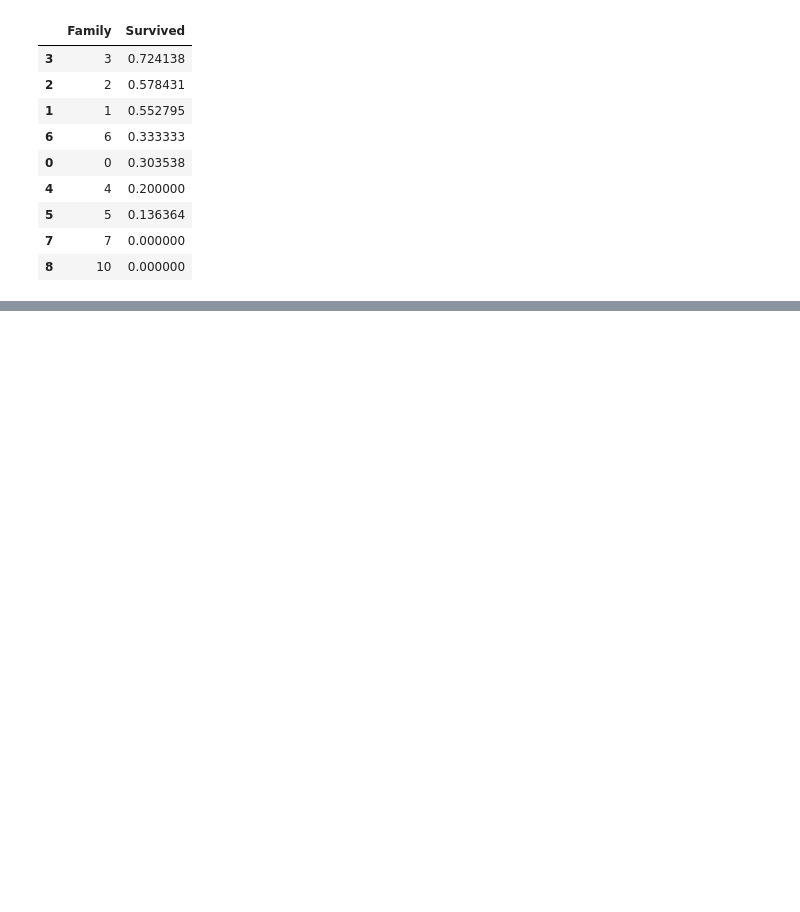
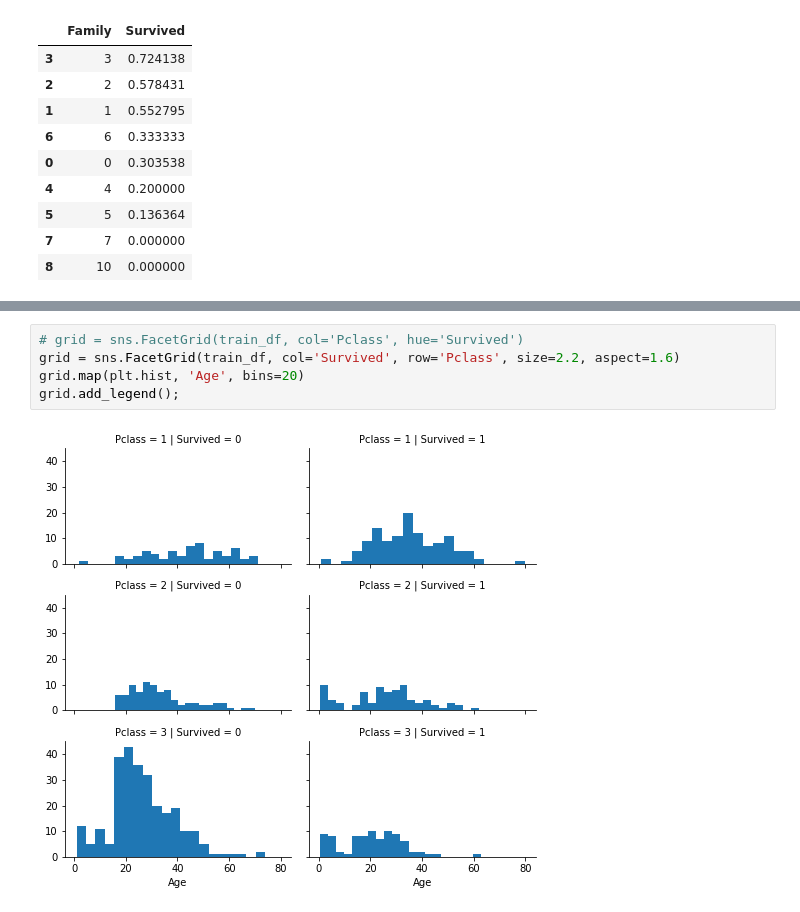
Before and after one commit to VerolaX/Kaggle, a Jupyter notebook: Titanic/Titanic.ipynb, the cells around one changed output, grey strips where cells are left out. Saved outputs shown, nothing was run; the diff lists cells and outputs as text; blank space fills up the shorter version.

```diff
--- a/Titanic/Titanic.ipynb
+++ b/Titanic/Titanic.ipynb
@@ -146,0 +159,7 @@ train_df[["Family", "Pclass"]].groupby(['Pclass'], as_index=False).mean().sort_v
+# %%
+# grid = sns.FacetGrid(train_df, col='Pclass', hue='Survived')
+grid = sns.FacetGrid(train_df, col='Survived', row='Pclass', size=2.2, aspect=1.6)
+grid.map(plt.hist, 'Age', bins=20)
+grid.add_legend();
+# %% [output]
+[figure, added]
```
Also changed, not shown: parts of 3 cells of this notebook, 1 other file.
